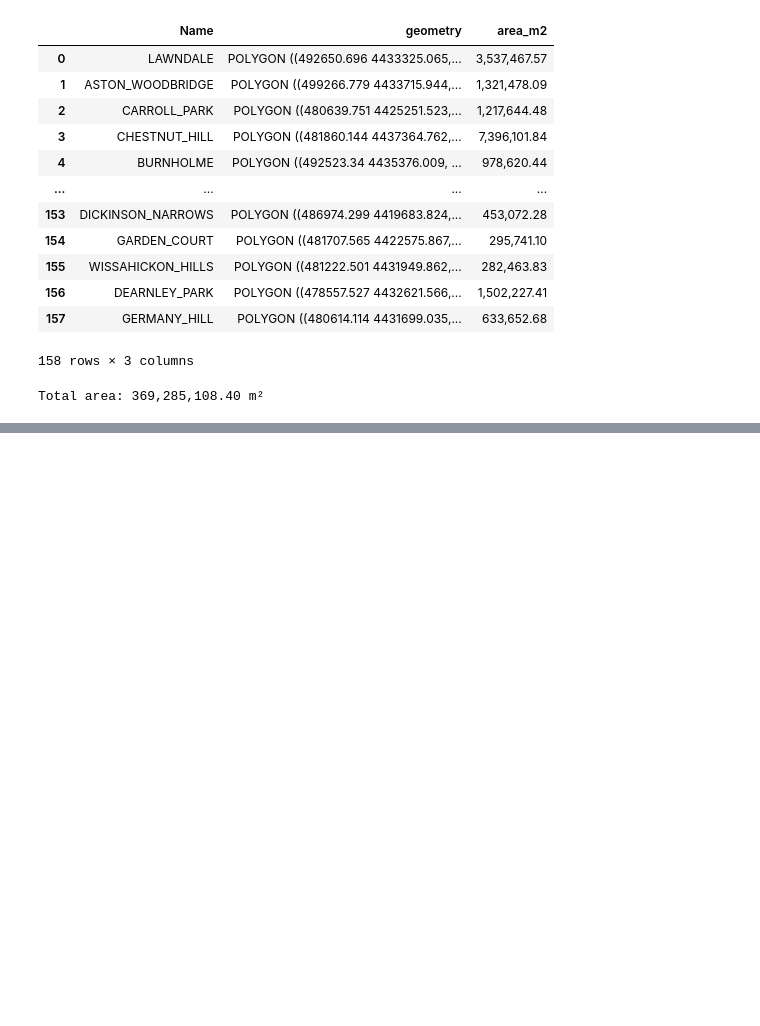
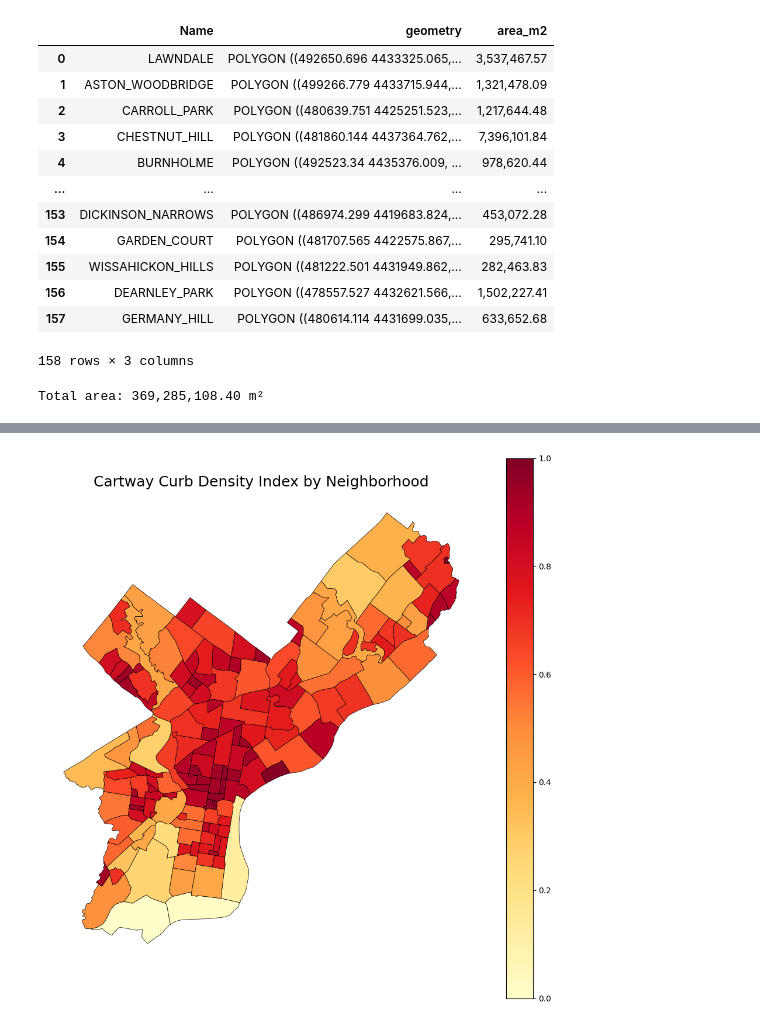
Before and after one commit to astauf03/musa5500-python-final, a Jupyter notebook: notebooks/mobility/mobility.ipynb, the cells around one changed output, grey strips where cells are left out. Drawn from its saved outputs; the diff is of its cells as text; code cells hidden in the pictures; blank space fills up the shorter version.

```diff
--- a/notebooks/mobility/mobility.ipynb
+++ b/notebooks/mobility/mobility.ipynb
@@ -290,0 +352,17 @@ HTTPError: HTTP Error 400: Bad Request
+# %%
+total_area = (
+    curbs_joined.groupby("Name")["Shape__Area"]
+    .sum()
+    .reset_index(name="total_curb_area")
+)
+# %%
+cartway_area = (
+    curbs_joined[curbs_joined["cartway"] == 1]
+    .groupby("Name")["Shape__Area"]
+    .sum()
+    .reset_index(name="cartway_area")
+)
+# %%
+summary = tracts[["Name", "geometry"]].merge(total_area, on="Name", how="left")
+summary = summary.merge(cartway_area, on="Name", how="left")
+summary
@@ -290,0 +383,32 @@ HTTPError: HTTP Error 400: Bad Request
+# %%
+summary["cartway_density"] = summary["cartway_area"] / summary["total_curb_area"]
+summary.loc[summary["total_curb_area"] == 0, "cartway_density"] = 0
+# %%
+min_val = summary["cartway_density"].replace(0, pd.NA).min()
+max_val = summary["cartway_density"].max()
+
+summary["cartway_density_index"] = (
+    (summary["cartway_density"] - min_val) /
+    (max_val - min_val)
+)
+
+summary["cartway_density_index"] = summary["cartway_density_index"].fillna(0)
+
+# -----------------------------
+# 11. Plot it
+# -----------------------------
+fig, ax = plt.subplots(1, 1, figsize=(12, 12))
+summary.plot(
+    column="cartway_density_index",
+    cmap="YlOrRd",
+    legend=True,
+    edgecolor="black",
+    linewidth=0.5,
+    ax=ax
+)
+
+ax.set_title("Cartway Curb Density Index by Neighborhood", fontsize=18)
+ax.axis("off")
+plt.show()
+# %% [output]
+[figure, added]
```
Also changed, not shown: parts of 23 cells of this notebook.
